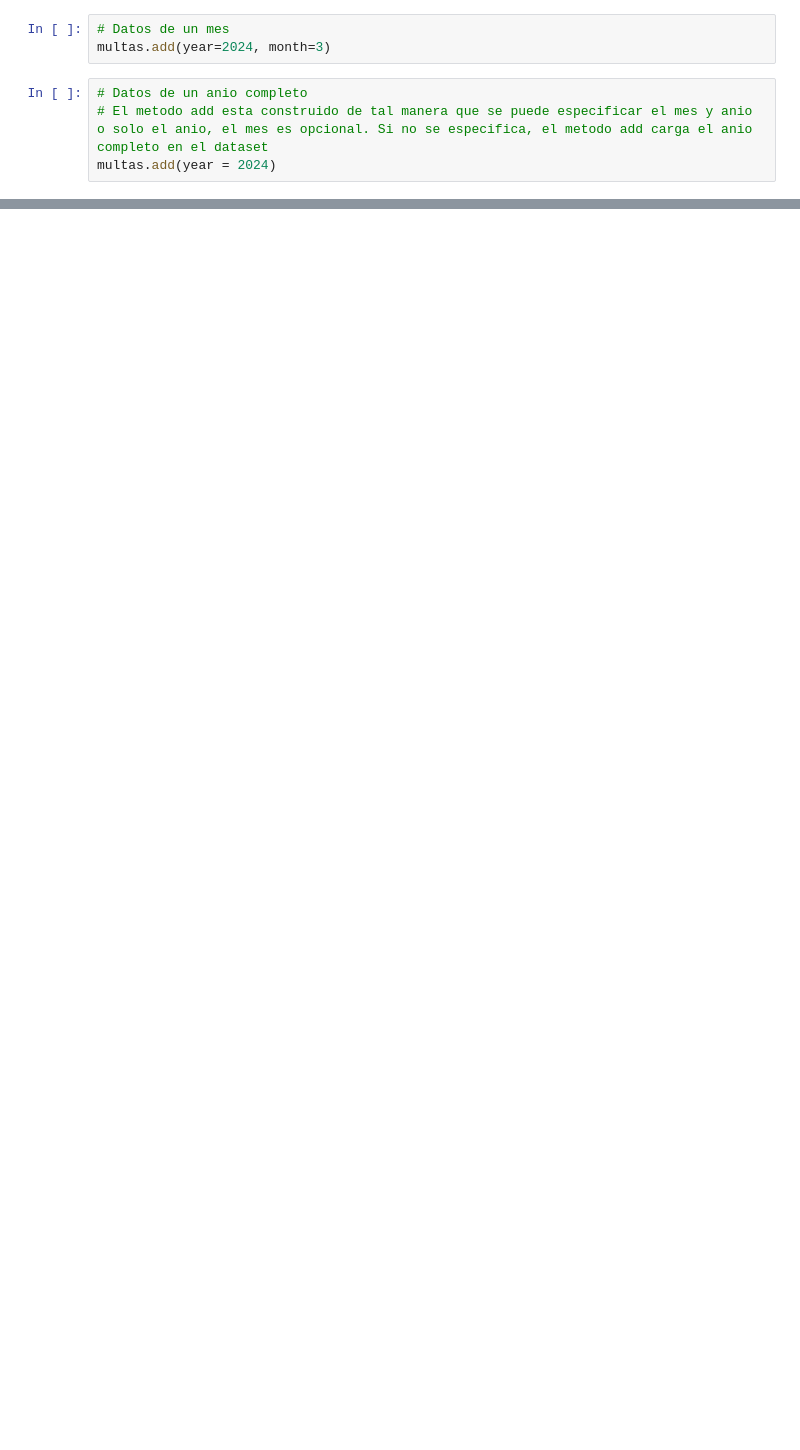
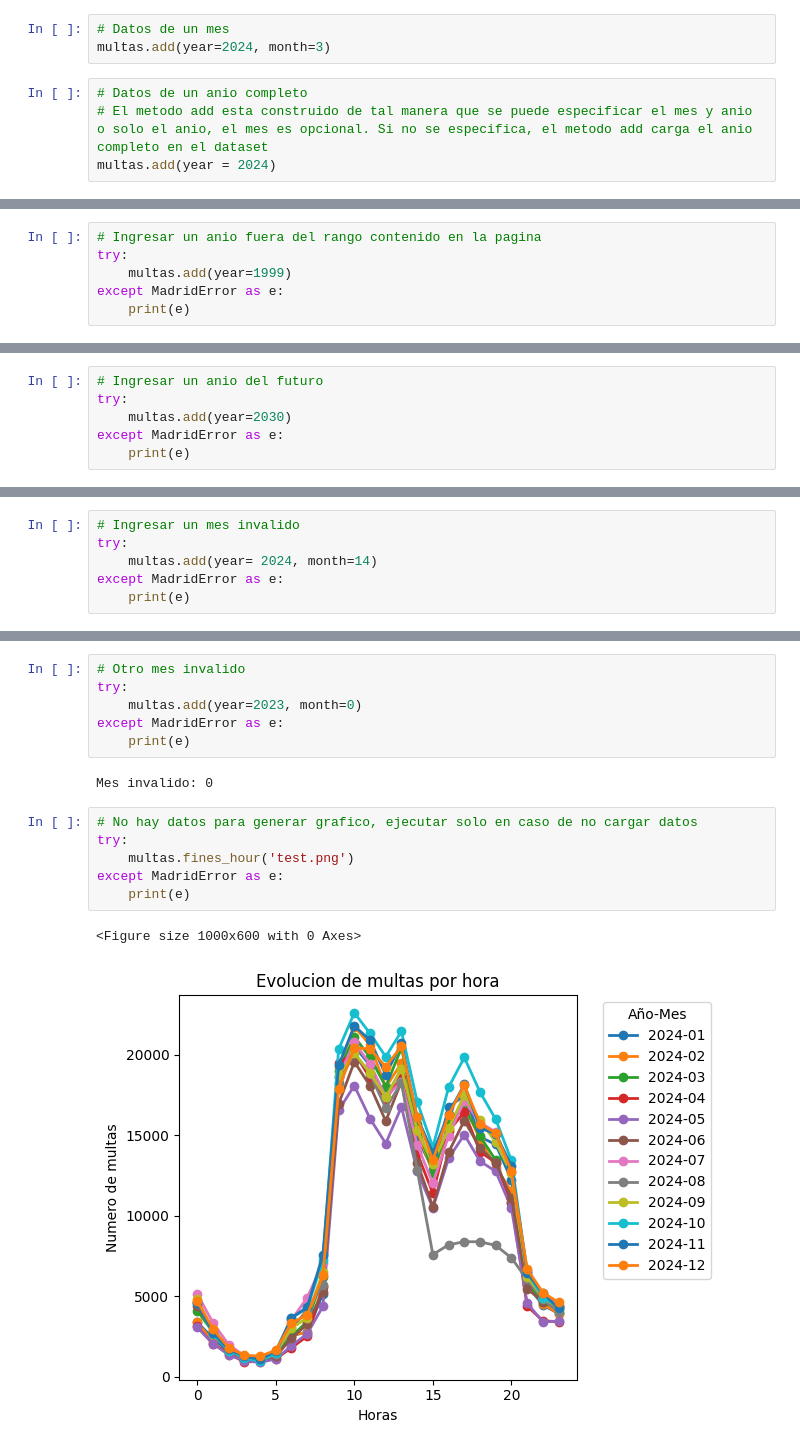
Before and after one commit to TiaIvonne/DataEngineering-AdvancedPython, a Jupyter notebook: notebooks/prueba_modulo_ivonne.ipynb, the cells around one changed output, grey strips where cells are left out. Drawn from its saved outputs; the diff is of its cells as text; blank space fills up the shorter version.

```diff
--- a/notebooks/prueba_modulo_ivonne.ipynb
+++ b/notebooks/prueba_modulo_ivonne.ipynb
@@ -58,0 +276,6 @@ display(recaudacion)
+# %%
+# Ingresar un anio fuera del rango contenido en la pagina
+try:
+    multas.add(year=1999)
+except MadridError as e:
+    print(e)
@@ -58,0 +284,6 @@ display(recaudacion)
+# %%
+# Ingresar un anio del futuro
+try:
+    multas.add(year=2030)
+except MadridError as e:
+    print(e)
@@ -58,0 +292,6 @@ display(recaudacion)
+# %%
+# Ingresar un mes invalido
+try:
+    multas.add(year= 2024, month=14)
+except MadridError as e:
+    print(e)
@@ -58,0 +300,17 @@ display(recaudacion)
+# %%
+# Otro mes invalido
+try:
+    multas.add(year=2023, month=0)
+except MadridError as e:
+    print(e)
+# %% [output]
+Mes invalido: 0
+# %%
+# No hay datos para generar grafico, ejecutar solo en caso de no cargar datos
+try:
+    multas.fines_hour('test.png')
+except MadridError as e:
+    print(e)
+# %% [output]
+<Figure size 1000x600 with 0 Axes>
+[figure, added]
```
Also changed, not shown: parts of 46 cells of this notebook.
